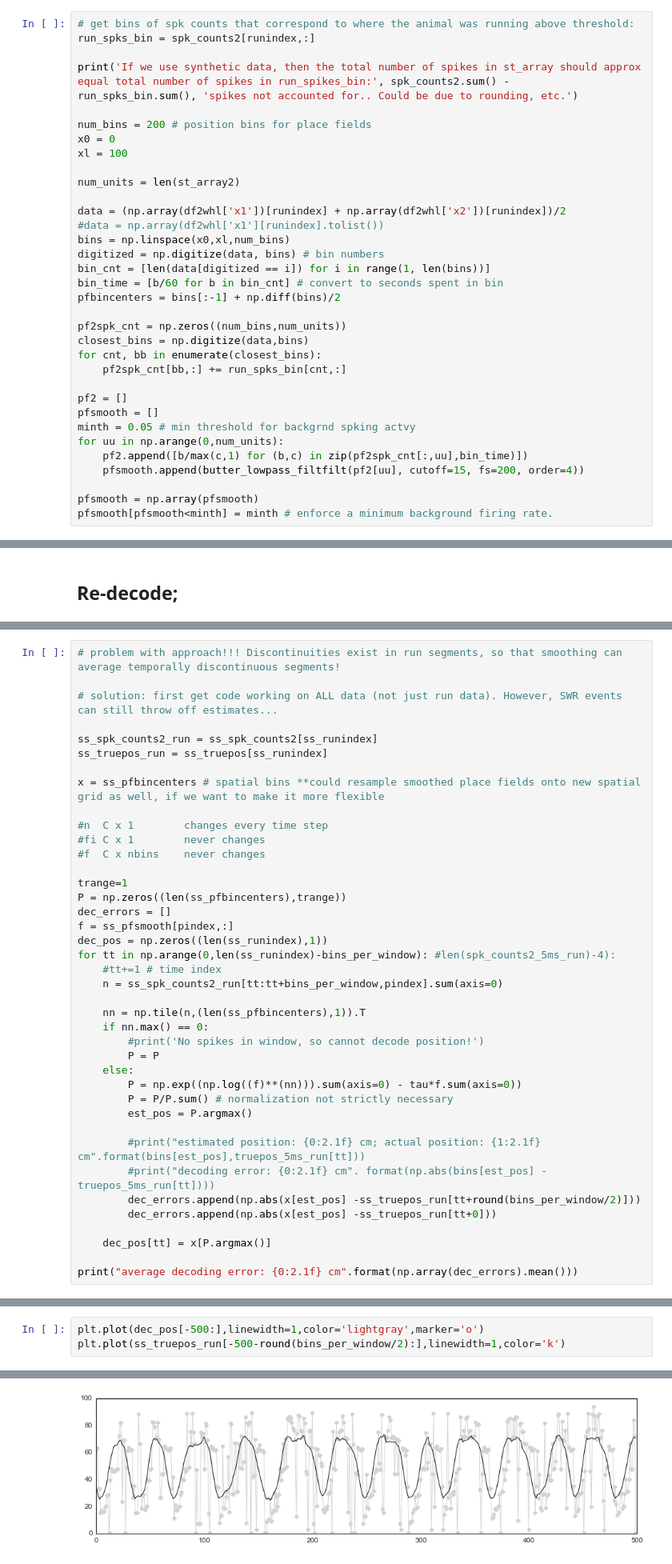
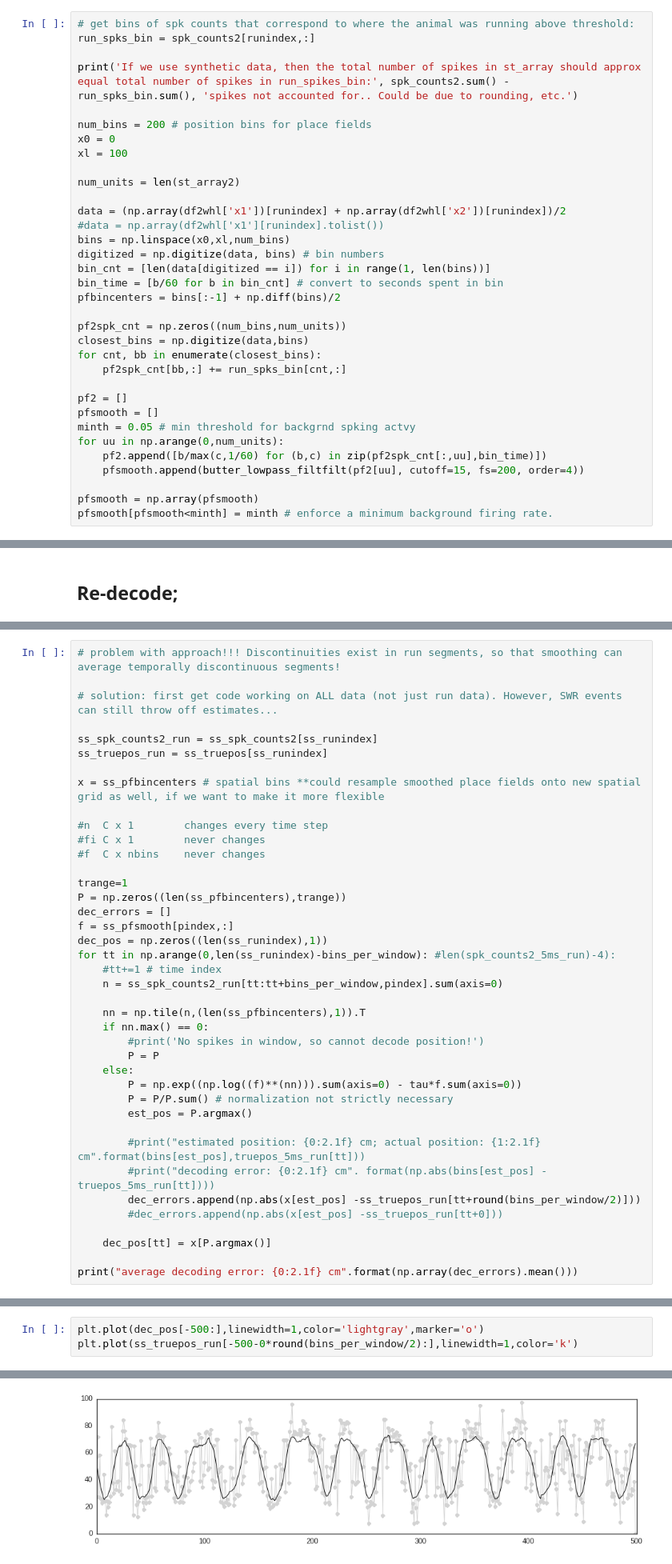
Before and after one commit to eackermann/hc-3, a Jupyter notebook: [2] place field visualization-synthetic.ipynb, the cells around one changed output, grey strips where cells are left out. Shown at 80% size. Drawn from its saved outputs; the diff is of its cells as text.

```diff
--- a/[2] place field visualization-synthetic.ipynb
+++ b/[2] place field visualization-synthetic.ipynb
@@ -344,7 +339,7 @@ pf2 = []
 pfsmooth = []
 minth = 0.05 # min threshold for backgrnd spking actvy
 for uu in np.arange(0,num_units):
-    pf2.append([b/max(c,1) for (b,c) in zip(pf2spk_cnt[:,uu],bin_time)])
+    pf2.append([b/max(c,1/60) for (b,c) in zip(pf2spk_cnt[:,uu],bin_time)])
     pfsmooth.append(butter_lowpass_filtfilt(pf2[uu], cutoff=15, fs=200, order=4))
 
 pfsmooth = np.array(pfsmooth)
@@ -698,7 +680,7 @@ for tt in np.arange(0,len(ss_runindex)-bins_per_window): #len(spk_counts2_5ms_ru
         #print("estimated position: {0:2.1f} cm; actual position: {1:2.1f} cm".format(bins[est_pos],truepos_5ms_run[tt]))
         #print("decoding error: {0:2.1f} cm". format(np.abs(bins[est_pos] -truepos_5ms_run[tt])))
         dec_errors.append(np.abs(x[est_pos] -ss_truepos_run[tt+round(bins_per_window/2)]))
-        dec_errors.append(np.abs(x[est_pos] -ss_truepos_run[tt+0]))
+        #dec_errors.append(np.abs(x[est_pos] -ss_truepos_run[tt+0]))
 
     dec_pos[tt] = x[P.argmax()]
 
@@ -732,9 +714,9 @@ plt.plot(ss_truepos_run[round(bins_per_window/2):1000-round(bins_per_window/2)],
 # %%
 plt.plot(dec_pos[-500:],linewidth=1,color='lightgray',marker='o')
-plt.plot(ss_truepos_run[-500-round(bins_per_window/2):],linewidth=1,color='k')
+plt.plot(ss_truepos_run[-500-0*round(bins_per_window/2):],linewidth=1,color='k')
 # %% [output]
 [<matplotlib.lines.Line2D at 0x...>]
-[figure, old version]
+[figure, new version]
 # %%
 plt.plot(dec_pos[-500:],linewidth=1,color='lightgray',marker='o')
 plt.plot(ss_truepos_run[-500-0*round(bins_per_window/2):],linewidth=1,color='k')
```
Also changed, not shown: parts of 39 cells of this notebook.
